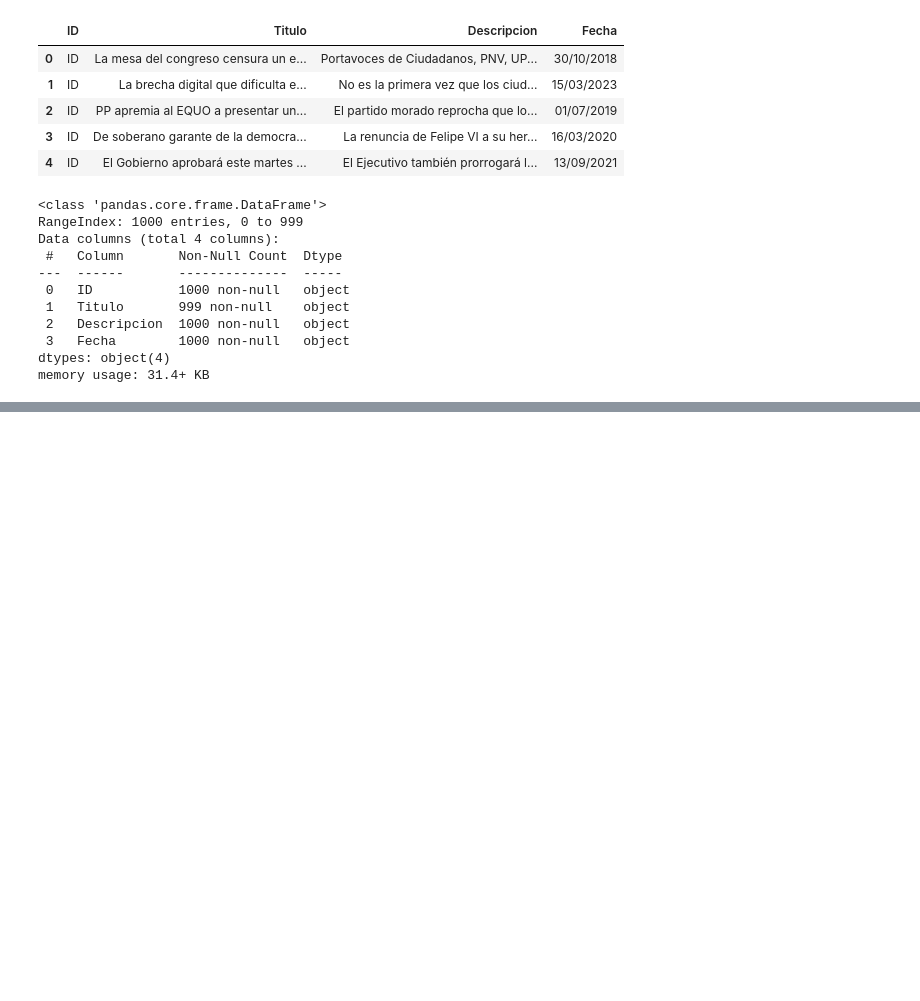
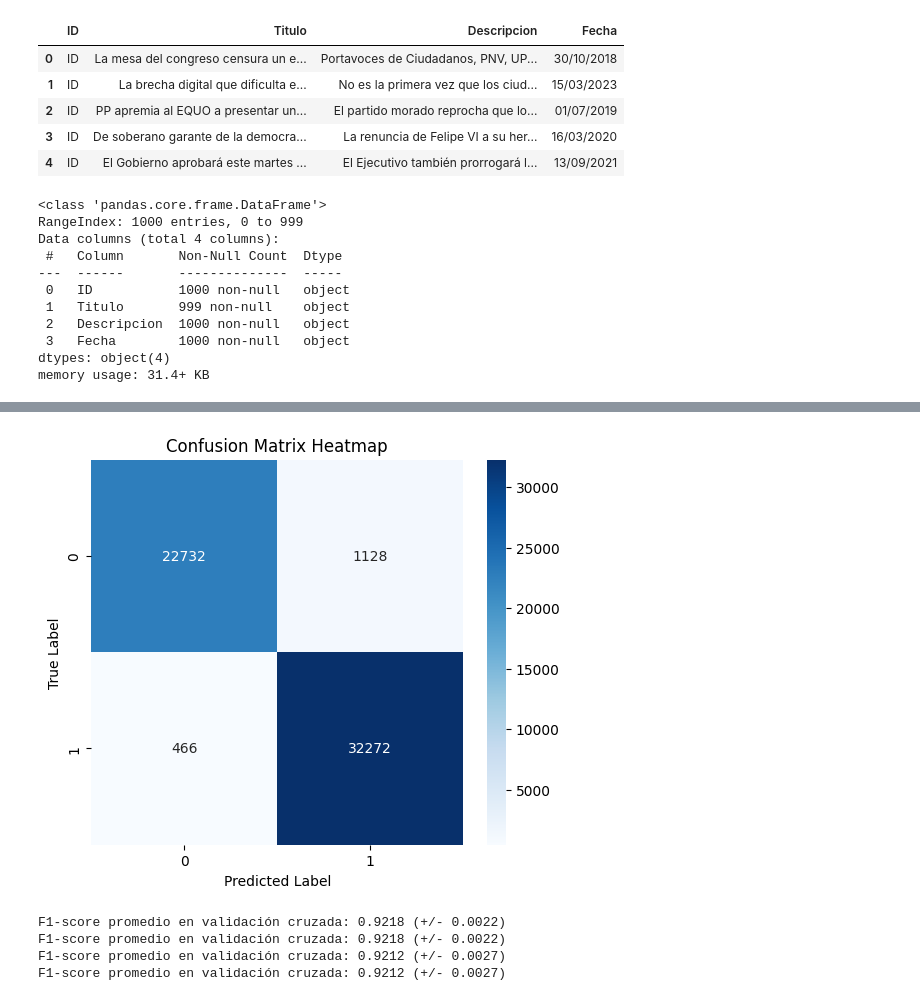
Before and after one commit to jennn-arce/proy1BI, a Jupyter notebook: marco_approach.ipynb, the cells around one changed output, grey strips where cells are left out. Drawn from its saved outputs; the diff is of its cells as text; code cells hidden in the pictures; blank space fills up the shorter version.

```diff
--- a/marco_approach.ipynb
+++ b/marco_approach.ipynb
@@ -494,0 +549,4 @@ F1-score promedio en validación cruzada: 0.9218 (+/- 0.0022)
+# %%
+best_model2 = trainSpecificModel(
+    trainData, {'max_depth': None,
+                'min_samples_split': 10, 'n_estimators': 300})
@@ -494,0 +642,25 @@ F1-score promedio en validación cruzada: 0.9218 (+/- 0.0022)
+# %%
+X_test = trainData[['Titulo', 'Descripcion']]  # Ensure it's a DataFrame
+y_pred = best_model2[1].predict(X_test)
+plot_confusion_matrix(trainData['Label'], y_pred)
+# %% [output]
+[figure, added]
+# %%
+trainData = get_good_test_data(1, True, True)
+best_model_espanol_lemitize = trainSpecificModel(trainData, {'n_estimators': 200, 'max_depth': 7, 'learning_rate': 0.2})
+
+trainData = get_good_test_data(1, False, True)
+best_model_NOTespanol_lemitize = trainSpecificModel(
+    trainData, {'n_estimators': 200, 'max_depth': 7, 'learning_rate': 0.2})
+
+trainData = get_good_test_data(1, True, False)
+best_model_espanol_NOTlemitize = trainSpecificModel(trainData, {'n_estimators': 200, 'max_depth': 7, 'learning_rate': 0.2})
+
+trainData = get_good_test_data(1, False, False)
+best_model_NOTespanol_NOTlemitize = trainSpecificModel(
+    trainData, {'n_estimators': 200, 'max_depth': 7, 'learning_rate': 0.2})
+# %% [output]
+F1-score promedio en validación cruzada: 0.9218 (+/- 0.0022)
+F1-score promedio en validación cruzada: 0.9218 (+/- 0.0022)
+F1-score promedio en validación cruzada: 0.9212 (+/- 0.0027)
+F1-score promedio en validación cruzada: 0.9212 (+/- 0.0027)
```
Also changed, not shown: parts of 26 cells of this notebook, 2 other files.
